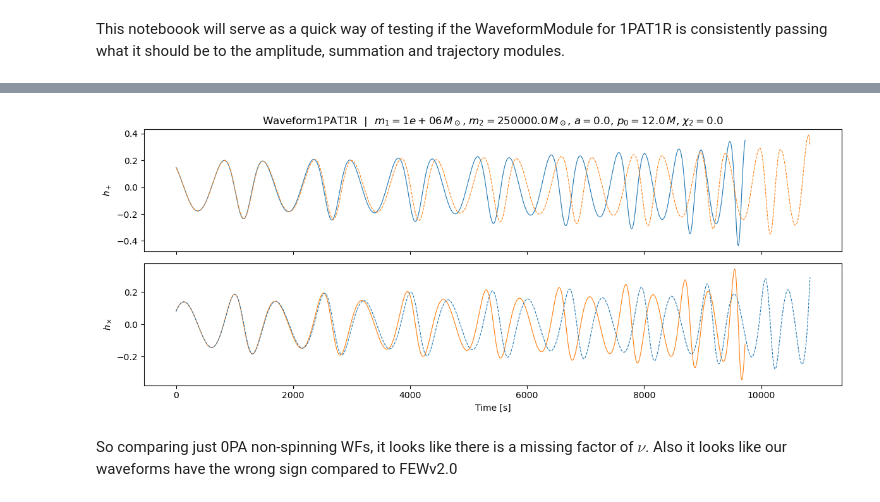
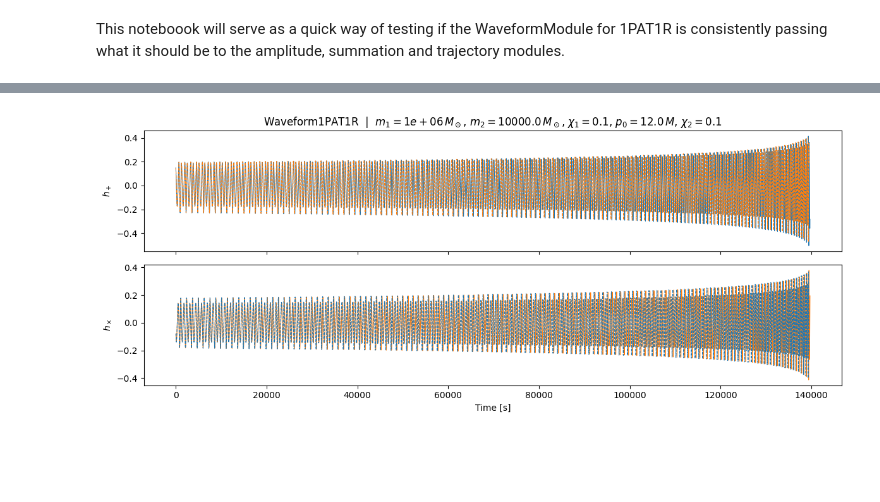
Before and after one commit to joshbmat/Few_1PAT1R_Scripts, a Jupyter notebook: WaveformModule/TestWaveformModule.ipynb, the cells around one changed output, grey strips where cells are left out. Drawn from its saved outputs; the diff is of its cells as text; code cells hidden in the pictures; blank space fills up the shorter version.

Commit message:
Minor update to waveform comparisons notebook

```diff
--- a/WaveformModule/TestWaveformModule.ipynb
+++ b/WaveformModule/TestWaveformModule.ipynb
@@ -9,12 +9,13 @@ from few.waveform import Waveform1PAT1R, FastKerrEccentricEquatorialFlux
 # %%
 # --- Define Parameters ---
 m1 = 1e6       # primary mass [solar masses]
-m2 = 1e6/4      # secondary mass [solar masses]
-a  = 0.0       # primary spin chi1 (dimensionless)
+m2 = 1e4      # secondary mass [solar masses]
+chi1  = 0.1
+a = chi1 # primary spin chi1 (dimensionless)
 p0 = 12.0      # initial orbital separation [M]
 theta = np.pi / 3.0   # polar viewing angle [rad]
 phi   = 0.0           # azimuthal viewing angle [rad]
-chi2  = 0.0           # secondary spin
+chi2  = 0.1 # secondary spin
 
 dt = 5.   # time step [s]
 T  = 1    # total duration [yr]
@@ -22,4 +23,4 @@ T  = 1    # total duration [yr]
 
 # --- Generate waveform ---
 WF1PAT1R = Waveform1PAT1R()
-h1PAT1R = WF1PAT1R(m1, m2, a, p0,0,1, theta, phi, chi2, dt=dt, T=T)
+h1PAT1R = WF1PAT1R(m1, m2, a, p0, theta, phi, chi2, dt=dt, T=T)
@@ -53,27 +52,25 @@ hKerr = WFKerr0PA(m1, m2, a, p0, 0, 1,theta, phi, dt=dt, T=T)
 # %%
 tKerr = np.arange(len(hKerr)) * dt  # time array in seconds
 # --- Plot ---
 fig, axes = plt.subplots(2, 1, figsize=(12, 5), sharex=True)
 
 axes[0].plot(tKerr, hKerr.real, lw=0.8)
-axes[0].plot(t1PA, -h1PAT1R.real, lw=0.8, ls="--", color="C1")
+axes[0].plot(t1PA, h1PAT1R.real, lw=0.8, ls="--", color="C1")
 axes[0].set_ylabel(r"$h_+$")
 axes[0].set_title(
     rf"Waveform1PAT1R  |  $m_1={m1:.0e}\,M_\odot$, $m_2={m2}\,M_\odot$, "
-    rf"$a={a}$, $p_0={p0}\,M$, $\chi_2={chi2}$"
+    rf"$\chi_1={a}$, $p_0={p0}\,M$, $\chi_2={chi2}$"
 )
 
-axes[1].plot(tKerr, -hKerr.imag, lw=0.8, color="C1")
+axes[1].plot(tKerr, hKerr.imag, lw=0.8, color="C1")
 axes[1].plot(t1PA, h1PAT1R.imag, lw=0.8, ls="--", color="C0")
 axes[1].set_ylabel(r"$h_\times$")
 axes[1].set_xlabel("Time [s]")
 
 plt.tight_layout()
 plt.show()
 # %% [output]
-[figure, old version]
+[figure, new version]
-# %% [markdown]
-So comparing just 0PA non-spinning WFs, it looks like there is a missing factor of $\nu$. Also it looks like our waveforms have the wrong sign compared to FEWv2.0
 # %%
 from few.trajectory.ode.IPAT1R import Trajectory1PAT1R
 # %%
```
Also changed, not shown: parts of 7 cells of this notebook.
